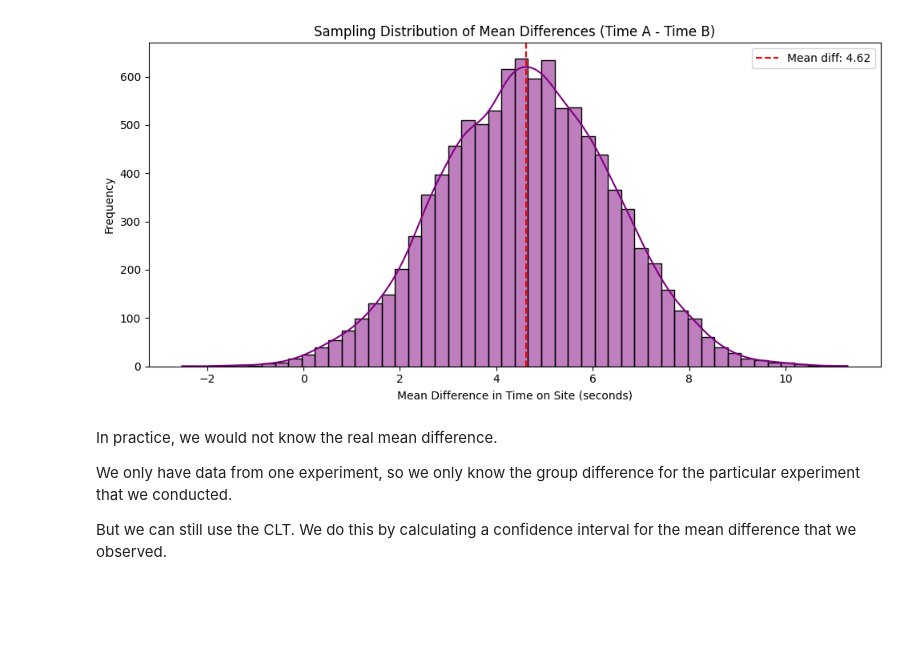
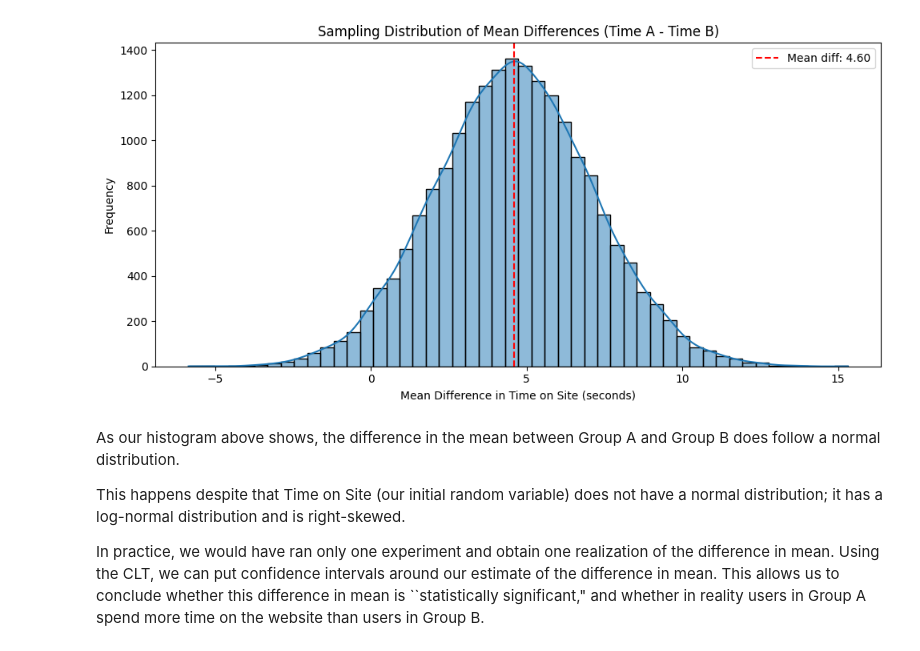
Before and after one commit to h-luu/ab-test, a Jupyter notebook: notebooks/central_limit_theorem_time_spent.ipynb, the cells around one changed output. Saved outputs shown, nothing was run; the diff lists cells and outputs as text; code cells hidden in the pictures; blank space fills up the shorter version.

Commit message:
text for clt time spent

```diff
--- a/notebooks/central_limit_theorem_time_spent.ipynb
+++ b/notebooks/central_limit_theorem_time_spent.ipynb
@@ -12,4 +20,12 @@ Time on site (log-normal)
 # %%
+# Generate data
+np.random.seed(42)
 mu_A, mu_B, scale = 3.6, 3.5, 0.75
-time_A = np.random.lognormal(mean=mu_A, sigma=scale, size=1000)
-time_B = np.random.lognormal(mean=mu_B, sigma=scale, size=1000)
+time_A = np.random.lognormal(mean=mu_A, sigma=scale, size=500)
+time_B = np.random.lognormal(mean=mu_B, sigma=scale, size=500)
+
+# Combine into a dataframe
+df = pd.DataFrame({
+    'Time on Site': np.concatenate([time_A, time_B]),
+    'Group': ['A'] * len(time_A) + ['B'] * len(time_B)
+})
@@ -51,7 +67,7 @@ How do we know whether the difference between the two groups is real, i.e. not d
 # %%
 # Experiment settings
-n = 1000              # users per group in each experiment
-num_simulations = 10000
+n = 500              # users per group in each experiment
+num_simulations = 20000
 
 # Collect group differences
 mean_diffs = []
@@ -66,19 +82,19 @@ for _ in range(num_simulations):
 mean_diffs = np.array(mean_diffs)
 # %%
 plt.figure(figsize=(10, 5))
-sns.histplot(mean_diffs, bins=50, kde=True, color='purple')
+sns.histplot(mean_diffs, bins=50, kde=True)
 plt.axvline(mean_diffs.mean(), color='red', linestyle='--', label=f'Mean diff: {mean_diffs.mean():.2f}')
 plt.title("Sampling Distribution of Mean Differences (Time A - Time B)")
 plt.xlabel("Mean Difference in Time on Site (seconds)")
 plt.ylabel("Frequency")
 plt.legend()
 plt.tight_layout()
 plt.show()
 # %% [output]
-[figure, old version]
+[figure, new version]
 # %% [markdown]
-In practice, we would not know the real mean difference.
+As our histogram above shows, the difference in the mean between Group A and Group B does follow a normal distribution.
 
-We only have data from one experiment, so we only know the group difference for the particular experiment that we conducted.
+This happens despite that Time on Site (our initial random variable) does not have a normal distribution; it has a log-normal distribution and is right-skewed.
 
-But we can still use the CLT.  We do this by calculating a confidence interval for the mean difference that we observed.
+In practice, we would have ran only one experiment and obtain one realization of the difference in mean.  Using the CLT, we can put confidence intervals around our estimate of the difference in mean.  This allows us to conclude whether this difference in mean is ``statistically significant," and whether in reality users in Group A spend more time on the website than users in Group B.
```
Also changed, not shown: parts of 12 cells of this notebook.
